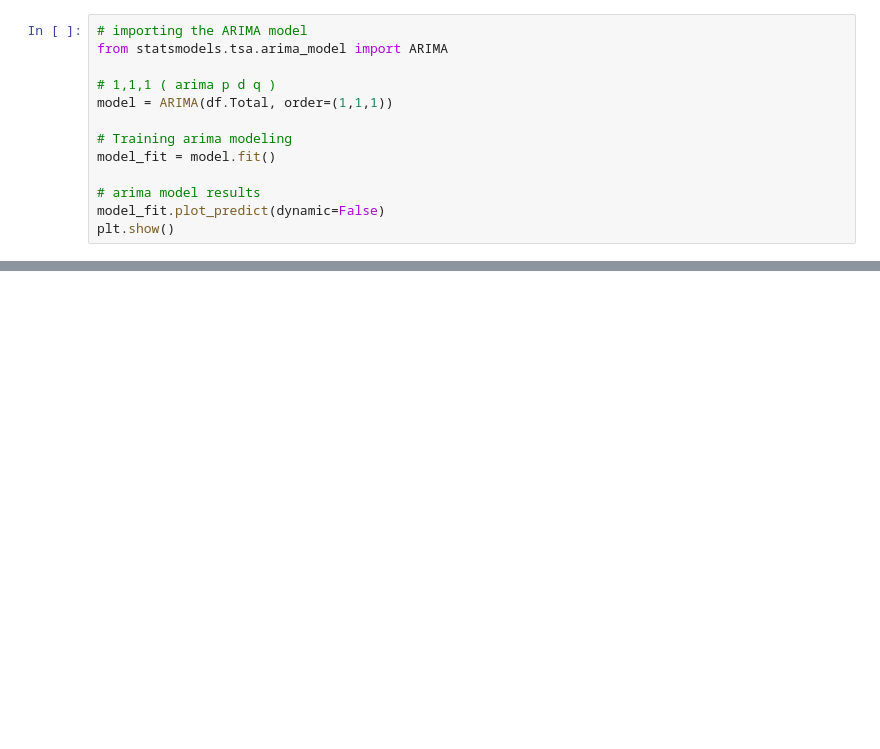
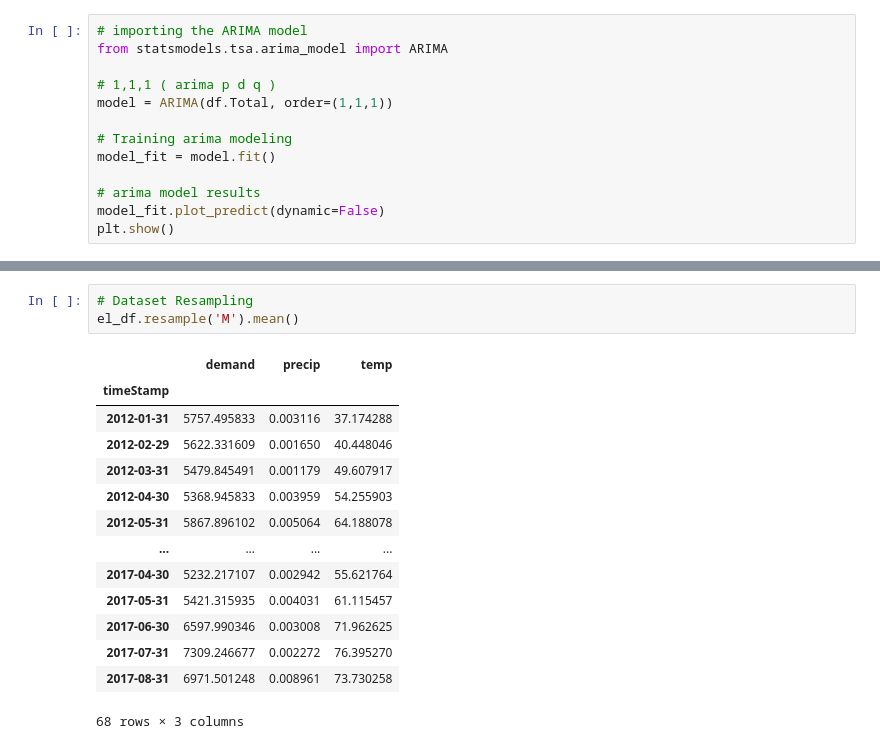
Before and after one commit to AngieChong/Research-Paper, a Jupyter notebook: Modeling.ipynb, the cells around one changed output, grey strips where cells are left out. Drawn from its saved outputs; the diff is of its cells as text; blank space fills up the shorter version.

```diff
--- a/Modeling.ipynb
+++ b/Modeling.ipynb
@@ -275,0 +365,18 @@ plt.show()
+# %%
+# Dataset Resampling
+el_df.resample('M').mean()
+# %% [output]
+|  | demand | precip | temp |
+| timeStamp |  |  |  |
+| 2012-01-31 | 5757.495833 | 0.003116 | 37.174288 |
+| 2012-02-29 | 5622.331609 | 0.001650 | 40.448046 |
+| 2012-03-31 | 5479.845491 | 0.001179 | 49.607917 |
+| 2012-04-30 | 5368.945833 | 0.003959 | 54.255903 |
+| 2012-05-31 | 5867.896102 | 0.005064 | 64.188078 |
+| ... | ... | ... | ... |
+| 2017-04-30 | 5232.217107 | 0.002942 | 55.621764 |
+| 2017-05-31 | 5421.315935 | 0.004031 | 61.115457 |
+| 2017-06-30 | 6597.990346 | 0.003008 | 71.962625 |
+| 2017-07-31 | 7309.246677 | 0.002272 | 76.395270 |
+| 2017-08-31 | 6971.501248 | 0.008961 | 73.730258 |
+68 rows × 3 columns
```
Also changed, not shown: parts of 14 cells of this notebook.
